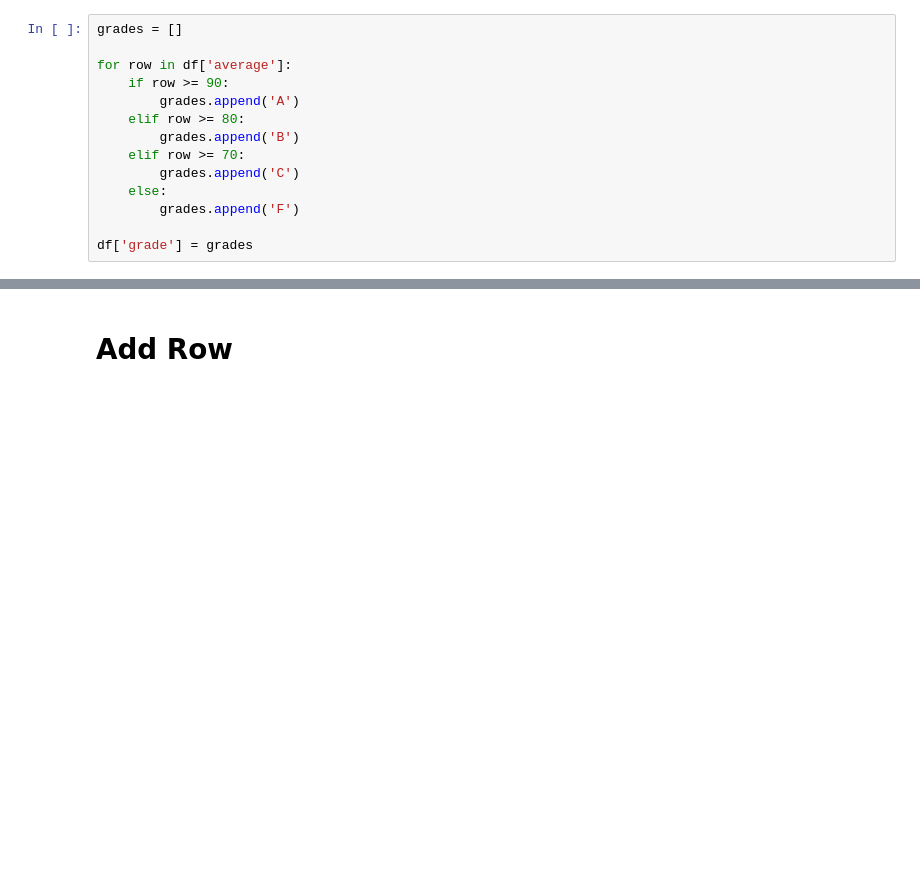
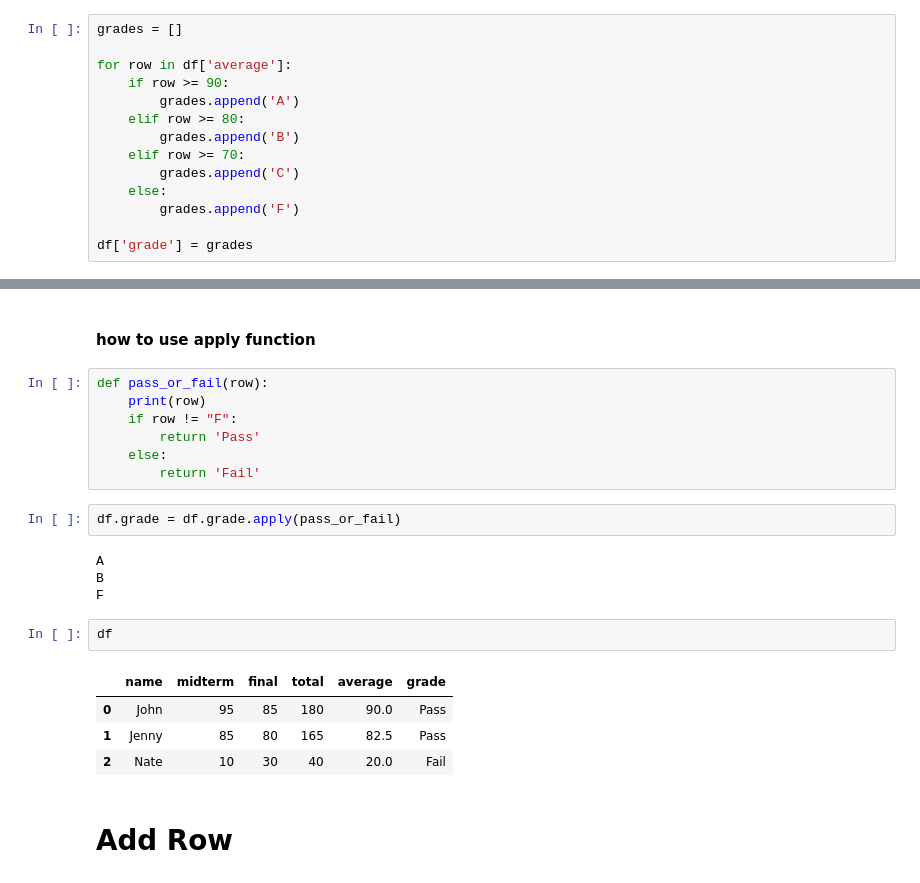
Before and after one commit to minsuk-heo/pandas, a Jupyter notebook: Pandas_Cheatsheet.ipynb, the cells around one changed output, grey strips where cells are left out. Drawn from its saved outputs; the diff is of its cells as text; blank space fills up the shorter version.

Commit message:
apply added

```diff
--- a/Pandas_Cheatsheet.ipynb
+++ b/Pandas_Cheatsheet.ipynb
@@ -638,3 +638,25 @@ df
+# %% [markdown]
+#### how to use apply function
+# %%
+def pass_or_fail(row):
+    print(row)
+    if row != "F":
+        return 'Pass'
+    else:
+        return 'Fail'
+# %%
+df.grade = df.grade.apply(pass_or_fail)
+# %% [output]
+A
+B
+F
+# %%
+df
+# %% [output]
+|  | name | midterm | final | total | average | grade |
+| 0 | John | 95 | 85 | 180 | 90.0 | Pass |
+| 1 | Jenny | 85 | 80 | 165 | 82.5 | Pass |
+| 2 | Nate | 10 | 30 | 40 | 20.0 | Fail |
 # %% [markdown]
 # Add Row
 # %%
```
Also changed, not shown: parts of 1 cell of this notebook.
